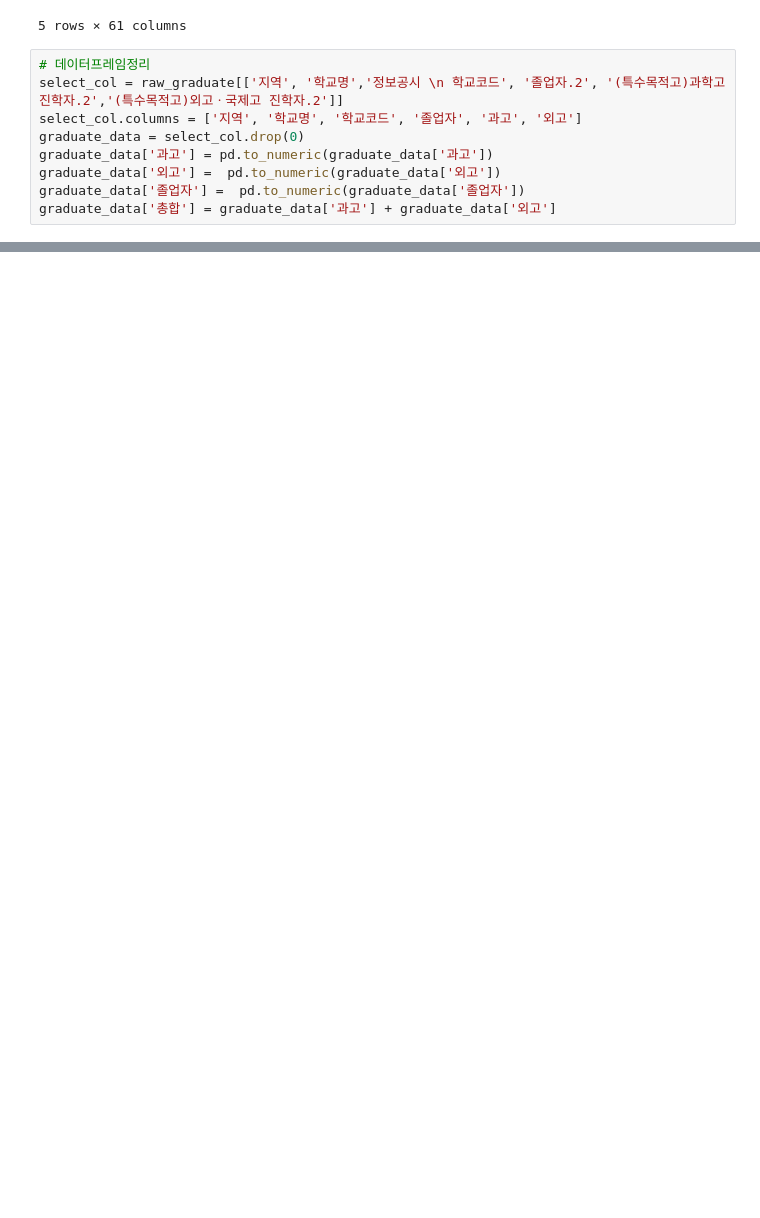
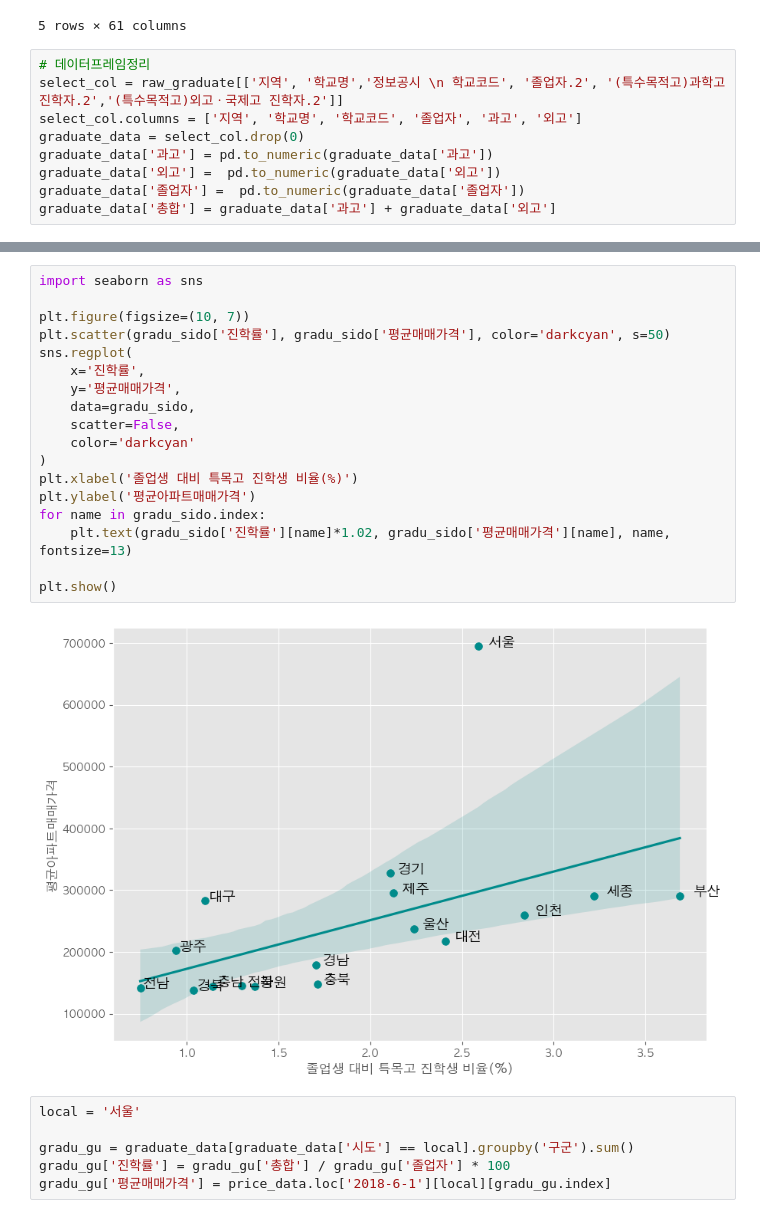
Before and after one commit to junhyeok0703/estate_DA_book, a Jupyter notebook: 챕터4.1.ipynb, the cells around one changed output, grey strips where cells are left out. Drawn from its saved outputs; the diff is of its cells as text; blank space fills up the shorter version.

```diff
--- a/챕터4.1.ipynb
+++ b/챕터4.1.ipynb
@@ -91,0 +330,26 @@ graduate_data['구군'] = graduate_data['지역'].dropna().apply(lambda x: x.spl
+# %%
+import seaborn as sns
+
+plt.figure(figsize=(10, 7))
+plt.scatter(gradu_sido['진학률'], gradu_sido['평균매매가격'], color='darkcyan', s=50)
+sns.regplot(
+    x='진학률',
+    y='평균매매가격',
+    data=gradu_sido,
+    scatter=False,
+    color='darkcyan'
+)
+plt.xlabel('졸업생 대비 특목고 진학생 비율(%)')
+plt.ylabel('평균아파트매매가격')
+for name in gradu_sido.index:
+    plt.text(gradu_sido['진학률'][name]*1.02, gradu_sido['평균매매가격'][name], name, fontsize=13)
+
+plt.show()
+# %% [output]
+[figure, added]
+# %%
+local = '서울'
+
+gradu_gu = graduate_data[graduate_data['시도'] == local].groupby('구군').sum()
+gradu_gu['진학률'] = gradu_gu['총합'] / gradu_gu['졸업자'] * 100
+gradu_gu['평균매매가격'] = price_data.loc['2018-6-1'][local][gradu_gu.index]
```
Also changed, not shown: parts of 32 cells of this notebook, 8 other files.
